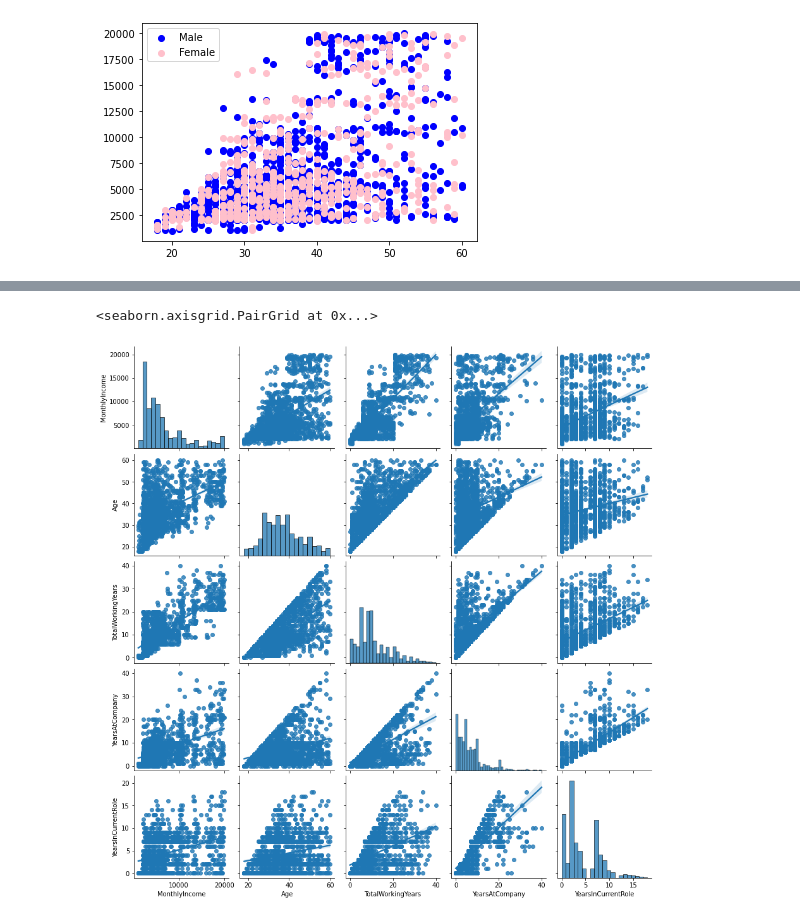
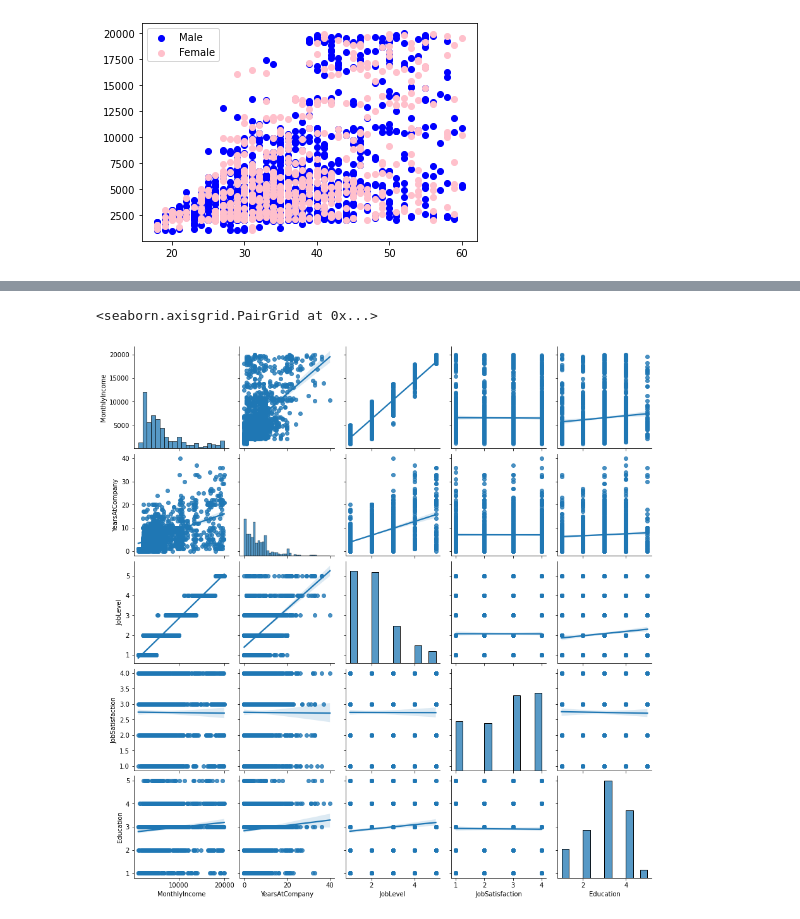
Before and after one commit to lauripe/data-analytics, a Jupyter notebook: src/assignment2/a2 employee.ipynb, the cells around one changed output, grey strips where cells are left out. Drawn from its saved outputs; the diff is of its cells as text; code cells hidden in the pictures.

```diff
--- a/src/assignment2/a2 employee.ipynb
+++ b/src/assignment2/a2 employee.ipynb
@@ -49,6 +77,6 @@ At least trivial analysis doesn't show overall dramatic differences between male
 # %%
 # Lets see also possible correlations between different variables
-sns.pairplot(df[['MonthlyIncome','Age','TotalWorkingYears','YearsAtCompany','YearsInCurrentRole']], kind ='reg')
+sns.pairplot(df[['MonthlyIncome','YearsAtCompany','JobLevel','JobSatisfaction','Education']], kind ='reg')
 # %% [output]
 <seaborn.axisgrid.PairGrid at 0x...>
-[figure, old version]
+[figure, new version]
```
Also changed, not shown: parts of 9 cells of this notebook.
